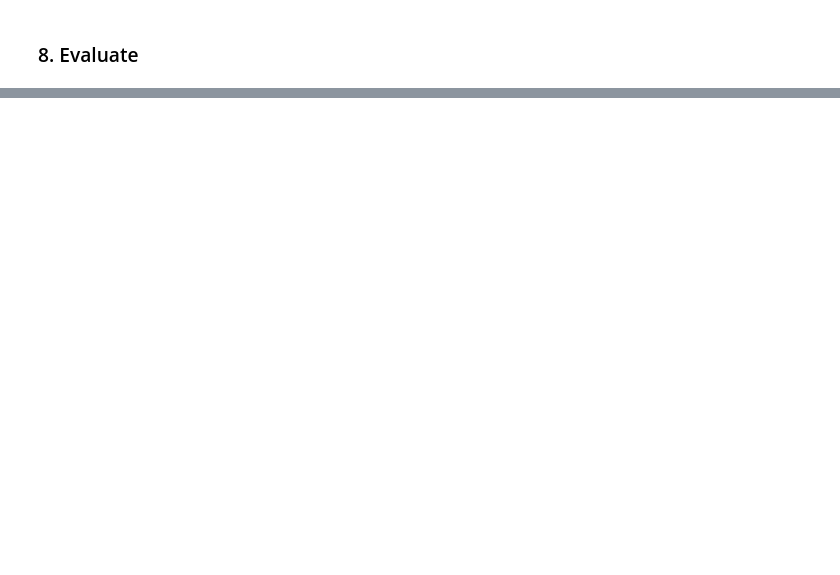
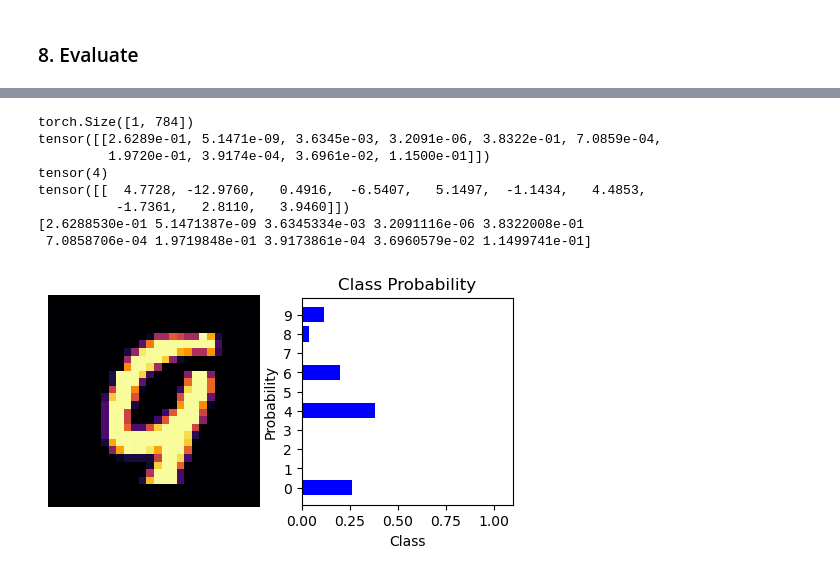
Before and after one commit to yonashanel/ma1, a Jupyter notebook: assignments/nn.ipynb, the cells around one changed output, grey strips where cells are left out. Drawn from its saved outputs; the diff is of its cells as text; code cells hidden in the pictures; blank space fills up the shorter version.

```diff
--- a/assignments/nn.ipynb
+++ b/assignments/nn.ipynb
@@ -235,0 +352,40 @@ evaluate(
+# %%
+# Here I take the 39th image from the test set and visualize the model's prediction
+# This image has been prevously misclassified by the model
+# I will visualize the image, the model's prediction and the class probabilities
+
+img = images[40].view(1, 784) #784 pixels, in this case it is the 39th image
+print(img.shape)
+
+with torch.no_grad():
+    logits = model.forward(img.to(DEVICE))
+    probs = F.softmax(logits, dim=1)
+    print(probs)
+print(torch.argmax(probs))
+print(logits)
+
+probabilities = F.softmax(logits, dim=1).detach().cpu().numpy().squeeze()
+print(probabilities)
+
+fig,(ax1, ax2) = plt.subplots(figsize=(6,8), ncols=2)
+ax1.imshow(img.view(1,28,28).detach().cpu().numpy().squeeze(), cmap='inferno')
+ax1.axis('off')
+ax2.barh(np.arange(10), probabilities, color='blue')
+ax2.set_aspect(0.1)
+ax2.set_yticks(np.arange(10))
+ax2.set_yticklabels(np.arange(10))
+ax2.set_xlim(0, 1.1)
+ax2.set_title("Class Probability")
+ax2.set_xlabel("Class")
+ax2.set_ylabel("Probability")
+plt.show()
+# %% [output]
+torch.Size([1, 784])
+tensor([[2.6289e-01, 5.1471e-09, 3.6345e-03, 3.2091e-06, 3.8322e-01, 7.0859e-04,
+         1.9720e-01, 3.9174e-04, 3.6961e-02, 1.1500e-01]])
+tensor(4)
+tensor([[  4.7728, -12.9760,   0.4916,  -6.5407,   5.1497,  -1.1434,   4.4853,
+          -1.7361,   2.8110,   3.9460]])
+[2.6288530e-01 5.1471387e-09 3.6345334e-03 3.2091116e-06 3.8322008e-01
+ 7.0858706e-04 1.9719848e-01 3.9173861e-04 3.6960579e-02 1.1499741e-01]
+[figure, added]
```
Also changed, not shown: parts of 15 cells of this notebook.
